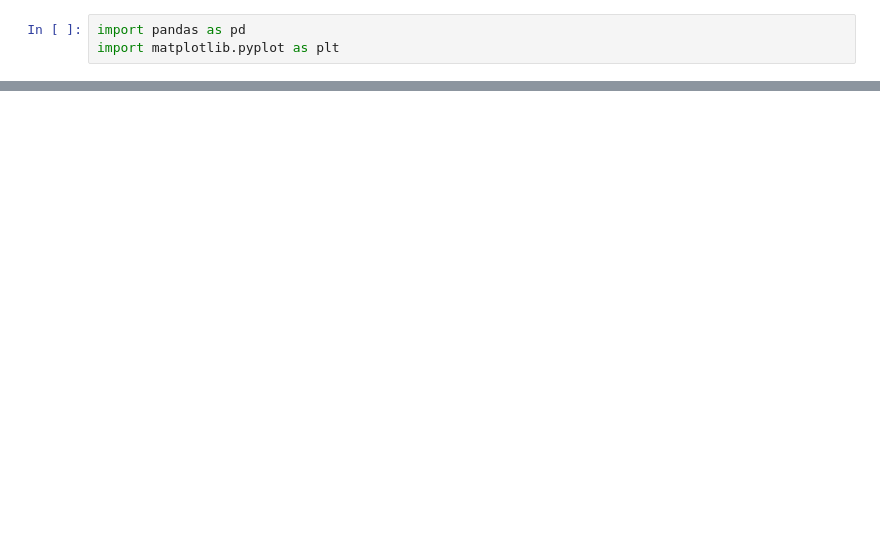
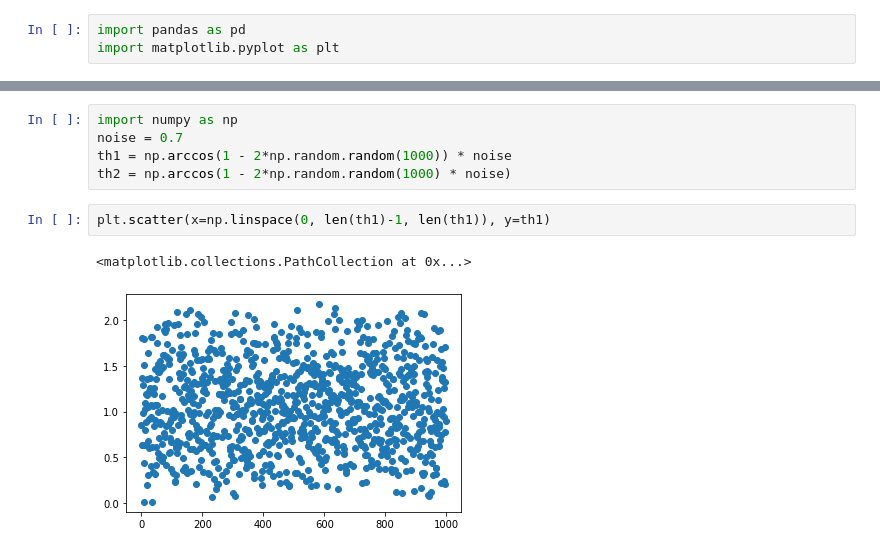
Before and after one commit to RobertRuta/GPU_Accelerated_Vicsek, a Jupyter notebook: data_analysis/data_analysis.ipynb, the cells around one changed output, grey strips where cells are left out. Cells and saved outputs as stored; diff of their text form; blank space fills up the shorter version.

```diff
--- a/data_analysis/data_analysis.ipynb
+++ b/data_analysis/data_analysis.ipynb
@@ -27,0 +19,10 @@ plt.hist(list(df.index), bins=10, )
+# %%
+import numpy as np
+noise = 0.7
+th1 = np.arccos(1 - 2*np.random.random(1000)) * noise
+th2 = np.arccos(1 - 2*np.random.random(1000) * noise)
+# %%
+plt.scatter(x=np.linspace(0, len(th1)-1, len(th1)), y=th1)
+# %% [output]
+<matplotlib.collections.PathCollection at 0x...>
+[figure, added]
```
Also changed, not shown: parts of 5 cells of this notebook, 3 other files.
